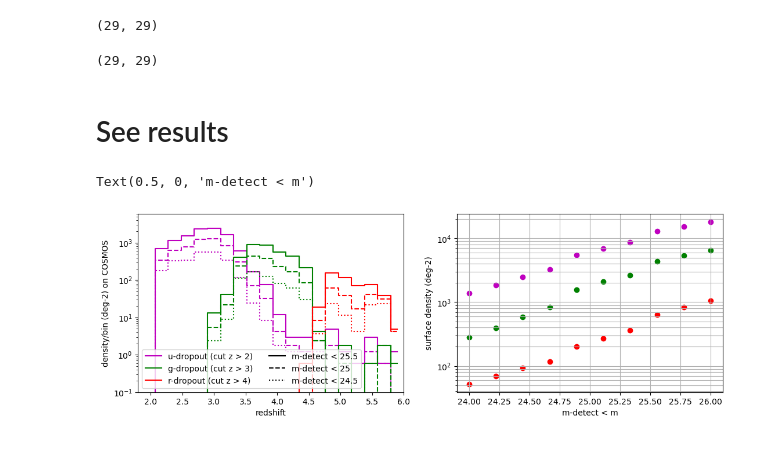
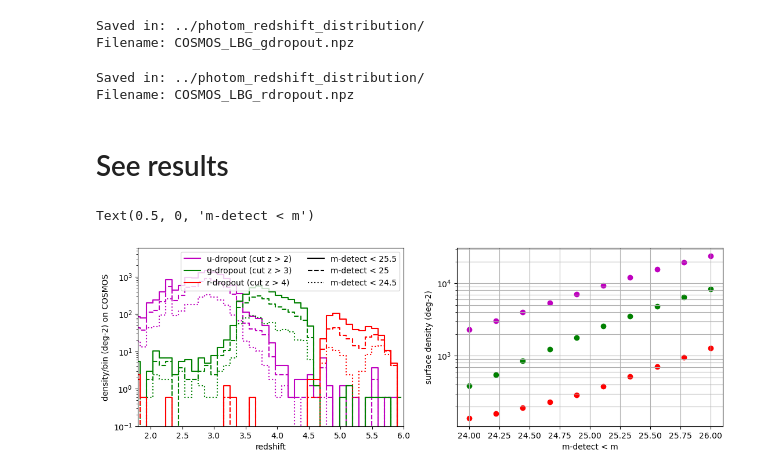
Before and after one commit to WST-Cosmology/WP221_Target_selection, a Jupyter notebook: target_selection/lyman_break_galaxies/compute_N_zmag_lbg_dropout.ipynb, the cells around one changed output. Saved outputs shown, nothing was run; the diff lists cells and outputs as text; code cells hidden in the pictures.

```diff
--- a/target_selection/lyman_break_galaxies/compute_N_zmag_lbg_dropout.ipynb
+++ b/target_selection/lyman_break_galaxies/compute_N_zmag_lbg_dropout.ipynb
@@ -84,62 +78,52 @@ np.savez(f'../photom_redshift_distribution/cosmos_N_zm_udropout.npz',
 mask_gdrop = lbg.LBG_SELECTION(catalog, conv, name='COSMOS_G_noimagcut') * refined_selection_g(catalog, conv)
 cat_lbg_gdrop = catalog[mask_gdrop]
 # %%
-count, z_edges, mag_edges = np.histogram2d(
-    cat_lbg_gdrop['ZPHOT'],
-    cat_lbg_gdrop['i'],
-    bins=bins)
-z_centers = 0.5 * (z_edges[:-1] + z_edges[1:])
-mag_centers = 0.5 * (mag_edges[:-1] + mag_edges[1:])
-count[z_centers < 3, :] = 0
-print(count.shape)
-np.savez(f'../photom_redshift_distribution/cosmos_N_zm_gdropout.npz',
-     z_center=z_centers,
-     imag_center=mag_centers,
-     object_count=count,
-     surface_deg2=S)
+redshift_distribution_format.save_targets(cat_lbg_gdrop['ZPHOT'], cat_lbg_gdrop['i'], 1.67,
+                                         field = 'COSMOS',
+                                         tracer = 'LBG',
+                                         selection = 'gdropout',
+                                         add_name_selection = '',
+                                         info_about_the_sample = '')
 # %% [output]
-(29, 29)
+Saved in: ../photom_redshift_distribution/
+Filename: COSMOS_LBG_gdropout.npz
 # %%
 mask_rdrop = lbg.LBG_SELECTION(catalog, conv, name='COSMOS_R_nozmagcut') * refined_selection_r(catalog, conv)
 cat_lbg_rdrop = catalog[mask_rdrop]
 # %%
-count, z_edges, mag_edges = np.histogram2d(
-    cat_lbg_rdrop['ZPHOT'],
-    cat_lbg_rdrop['z'],
-    bins=bins)
-z_centers = 0.5 * (z_edges[:-1] + z_edges[1:])
-mag_centers = 0.5 * (mag_edges[:-1] + mag_edges[1:])
-count[z_centers < 4, :] = 0
-print(count.shape)
-np.savez(f'../photom_redshift_distribution/cosmos_N_zm_rdropout.npz',
-     z_center=z_centers,
-     zmag_center=mag_centers,
-     object_count=count,
-     surface_deg2=S)
+redshift_distribution_format.save_targets(cat_lbg_rdrop['ZPHOT'], cat_lbg_rdrop['z'], 1.67,
+                                         field = 'COSMOS',
+                                         tracer = 'LBG',
+                                         selection = 'rdropout',
+                                         add_name_selection = '',
+                                         info_about_the_sample = '')
 # %% [output]
-(29, 29)
+Saved in: ../photom_redshift_distribution/
+Filename: COSMOS_LBG_rdropout.npz
 # %% [markdown]
 # See results
 # %%
-N_zm_u = np.load(f'../photom_redshift_distribution/cosmos_N_zm_udropout.npz')
-N_zm_g = np.load(f'../photom_redshift_distribution/cosmos_N_zm_gdropout.npz')
-N_zm_r = np.load(f'../photom_redshift_distribution/cosmos_N_zm_rdropout.npz')
+N_zm_u = np.load(f'../photom_redshift_distribution/COSMOS_LBG_udropout.npz')
+N_zm_g = np.load(f'../photom_redshift_distribution/COSMOS_LBG_gdropout.npz')
+N_zm_r = np.load(f'../photom_redshift_distribution/COSMOS_LBG_rdropout.npz')
 # %%
 plt.figure(figsize=(13,4))
 plt.subplot(121)
 
-plt.step(N_zm_u['z_center'], np.sum(N_zm_u['object_count'][:,N_zm_u['rmag_center'] < 25.5], axis=1)/S, where='mid', color = 'm')
-plt.step(N_zm_u['z_center'], np.sum(N_zm_u['object_count'][:,N_zm_u['rmag_center'] < 25], axis=1)/S, '--',where='mid', color = 'm')
-plt.step(N_zm_u['z_center'], np.sum(N_zm_u['object_count'][:,N_zm_u['rmag_center'] < 24.5], axis=1)/S, ':',where='mid', color = 'm')
+S = 1.67
 
-plt.step(N_zm_g['z_center'], np.sum(N_zm_g['object_count'][:,N_zm_g['imag_center'] < 25.5], axis=1)/S, '-',where='mid', color = 'g')
-plt.step(N_zm_g['z_center'], np.sum(N_zm_g['object_count'][:,N_zm_g['imag_center'] < 25], axis=1)/S,'--', where='mid',color = 'g')
-plt.step(N_zm_g['z_center'], np.sum(N_zm_g['object_count'][:,N_zm_g['imag_center'] < 24.5], axis=1)/S, ':',where='mid',color = 'g')
+plt.step(N_zm_u['z_center'], np.sum(N_zm_u['object_count'][:,N_zm_u['mag_center'] < 25.5], axis=1)/S, where='mid', color = 'm')
+plt.step(N_zm_u['z_center'], np.sum(N_zm_u['object_count'][:,N_zm_u['mag_center'] < 25], axis=1)/S, '--',where='mid', color = 'm')
+plt.step(N_zm_u['z_center'], np.sum(N_zm_u['object_count'][:,N_zm_u['mag_center'] < 24.5], axis=1)/S, ':',where='mid', color = 'm')
+
+plt.step(N_zm_g['z_center'], np.sum(N_zm_g['object_count'][:,N_zm_g['mag_center'] < 25.5], axis=1)/S, '-',where='mid', color = 'g')
+plt.step(N_zm_g['z_center'], np.sum(N_zm_g['object_count'][:,N_zm_g['mag_center'] < 25], axis=1)/S,'--', where='mid',color = 'g')
+plt.step(N_zm_g['z_center'], np.sum(N_zm_g['object_count'][:,N_zm_g['mag_center'] < 24.5], axis=1)/S, ':',where='mid',color = 'g')
 
 
-plt.step(N_zm_r['z_center'], np.sum(N_zm_r['object_count'][:,N_zm_r['zmag_center'] < 25.5], axis=1)/S,'-', where='mid',color = 'r')
-plt.step(N_zm_r['z_center'], np.sum(N_zm_r['object_count'][:,N_zm_r['zmag_center'] < 25], axis=1)/S, '--',where='mid',color = 'r')
-plt.step(N_zm_r['z_center'], np.sum(N_zm_r['object_count'][:,N_zm_r['zmag_center'] < 24.5], axis=1)/S,':',where='mid', color = 'r')
+plt.step(N_zm_r['z_center'], np.sum(N_zm_r['object_count'][:,N_zm_r['mag_center'] < 25.5], axis=1)/S,'-', where='mid',color = 'r')
+plt.step(N_zm_r['z_center'], np.sum(N_zm_r['object_count'][:,N_zm_r['mag_center'] < 25], axis=1)/S, '--',where='mid',color = 'r')
+plt.step(N_zm_r['z_center'], np.sum(N_zm_r['object_count'][:,N_zm_r['mag_center'] < 24.5], axis=1)/S,':',where='mid', color = 'r')
 
 plt.plot([], [], 'm', label = 'u-dropout (cut z > 2)')
 
@@ -149,34 +133,34 @@ plt.plot([], [], 'r', label = 'r-dropout (cut z > 4)')
 
 plt.plot([], [], '-k', label = 'm-detect < 25.5')
 
 plt.plot([], [], '--k', label = 'm-detect < 25')
 
 plt.plot([], [], ':k', label = 'm-detect < 24.5')
 plt.ylim(0.1, 6000)
 plt.yscale('log')
 plt.xlabel('redshift')
 plt.ylabel('density/bin (deg-2) on COSMOS')
 plt.legend(ncols=2)
 plt.xlim(1.8, 6)
 
 plt.subplot(122)
 for rmag in np.linspace(24, 26, 10):
-    Ntot = np.sum(np.sum(N_zm_u['object_count'][:,N_zm_u['rmag_center'] < rmag], axis=1))
+    Ntot = np.sum(np.sum(N_zm_u['object_count'][:,N_zm_u['mag_center'] < rmag], axis=1))
     plt.scatter(rmag, Ntot/S, c='m')
 for rmag in np.linspace(24, 26, 10):
-    Ntot = np.sum(np.sum(N_zm_g['object_count'][:,N_zm_g['imag_center'] < rmag], axis=1))
+    Ntot = np.sum(np.sum(N_zm_g['object_count'][:,N_zm_g['mag_center'] < rmag], axis=1))
     plt.scatter(rmag, Ntot/S, c='g')
 for rmag in np.linspace(24, 26, 10):
-    Ntot = np.sum(np.sum(N_zm_r['object_count'][:,N_zm_r['zmag_center'] < rmag], axis=1))
+    Ntot = np.sum(np.sum(N_zm_r['object_count'][:,N_zm_r['mag_center'] < rmag], axis=1))
     plt.scatter(rmag, Ntot/S, c='r')
 plt.yscale('log')
 
 plt.plot([], [], 'm', label = 'u-dropout')
 plt.plot([], [], 'g', label = 'g-dropout')
 plt.plot([], [], 'r', label = 'r-dropout')
 plt.grid(which='both')
 plt.ylabel('surface density (deg-2)')
 plt.xlabel('m-detect < m')
 # %% [output]
 Text(0.5, 0, 'm-detect < m')
-[figure, old version]
+[figure, new version]
```
Also changed, not shown: parts of 5 cells of this notebook, 8 other files.
